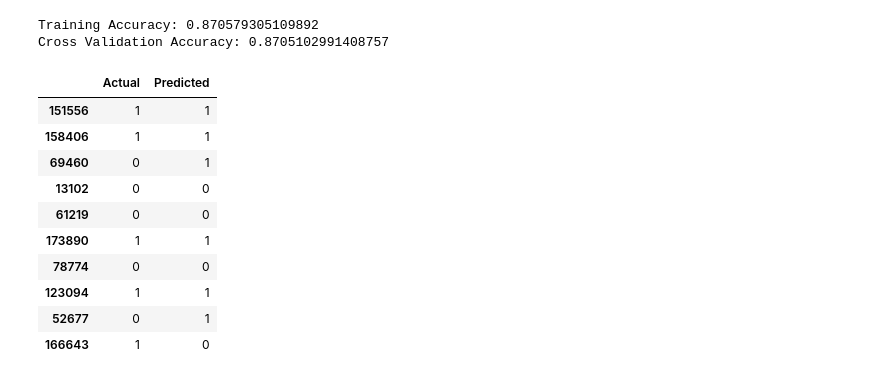
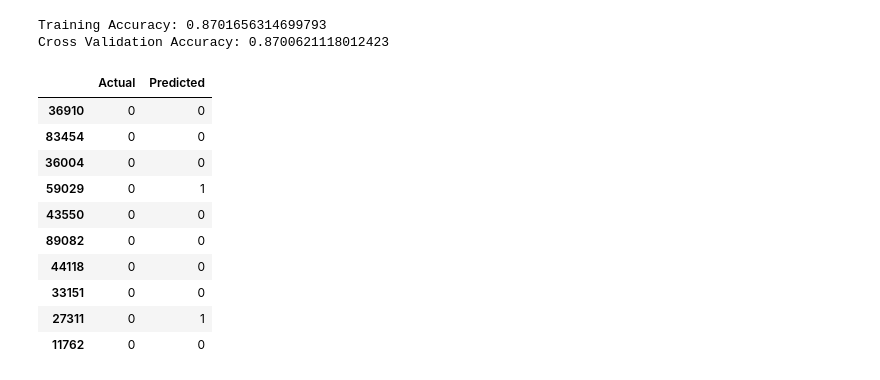
Before and after one commit to joycelovedorial/IS424-Data-Mining, a Jupyter notebook: Prediction/Logistic Regression Prediction.ipynb, the cells around one changed output. Saved outputs shown, nothing was run; the diff lists cells and outputs as text; code cells hidden in the pictures.

```diff
--- a/Prediction/Logistic Regression Prediction.ipynb
+++ b/Prediction/Logistic Regression Prediction.ipynb
@@ -266,0 +277,5 @@ Confusion Matrix:
+# %%
+X = df_no_outliers.drop(columns=['diabetes'])
+y = df_no_outliers['diabetes']
+
+X
@@ -266,0 +296,15 @@ Confusion Matrix:
+# %%
+# split dataset to training and test dataset
+X_train, X_test, y_train, y_test = train_test_split(X, y, test_size = 0.2, random_state = 42)
+# %%
+#Initialize SMOTE
+smote = SMOTE(random_state = 42)
+
+# Apply SMOTE to the training dataset
+X_train_resampled, y_train_resampled = smote.fit_resample(X_train, y_train)
+# %%
+# Fit into a Logistic Regression model
+lr = LogisticRegression(random_state = 42, max_iter = 1000)
+lr.fit(X_train_resampled, y_train_resampled)
+
+lr_pred = lr.predict(X_test)
@@ -303,38 +361,35 @@ ROC AUC score:
-# %%
-train_accuracy = accuracy_score(y_train, lr.predict(X_train))
-print('Training Accuracy: ' + str(train_accuracy))
-
-# Cross Validation
-from sklearn import model_selection
-from sklearn.model_selection import cross_val_score
-
-kfold = model_selection.KFold(n_splits = 15, random_state = 42, shuffle = True)
-
-cv_lr = cross_val_score(estimator = lr, X = X_train, y = y_train, cv = kfold, scoring='accuracy')
-cv_accuracy = cv_lr.mean()
-print('Cross Validation Accuracy: ' + str(cv_accuracy))
-# %% [output]
-Training Accuracy: 0.870579305109892
-Cross Validation Accuracy: 0.8705102991408757
+# %%
+train_accuracy = accuracy_score(y_train_resampled, lr.predict(X_train_resampled))
+print('Training Accuracy: ' + str(train_accuracy))
+
+# Cross Validation
+from sklearn import model_selection
+from sklearn.model_selection import cross_val_score
+
+kfold = model_selection.KFold(n_splits = 15, random_state = 42, shuffle = True)
+
+cv_lr = cross_val_score(estimator = lr, X = X_train_resampled, y = y_train_resampled, cv = kfold, scoring='accuracy')
+cv_accuracy = cv_lr.mean()
+print('Cross Validation Accuracy: ' + str(cv_accuracy))
+# %% [output]
+Training Accuracy: 0.8701656314699793
+Cross Validation Accuracy: 0.8700621118012423
 # %%
-# get predictions
-predictions = lr.predict(X_test)
-
-# compare results
-pd.DataFrame({'Actual': y_test, 'Predicted': predictions}) \
+# Predictions
+pd.DataFrame({'Actual': y_test, 'Predicted': lr_pred}) \
     .sample(10)
 # %% [output]
 |  | Actual | Predicted |
-| 151556 | 1 | 1 |
-| 158406 | 1 | 1 |
-| 69460 | 0 | 1 |
-| 13102 | 0 | 0 |
-| 61219 | 0 | 0 |
-| 173890 | 1 | 1 |
-| 78774 | 0 | 0 |
-| 123094 | 1 | 1 |
-| 52677 | 0 | 1 |
-| 166643 | 1 | 0 |
+| 36910 | 0 | 0 |
+| 83454 | 0 | 0 |
+| 36004 | 0 | 0 |
+| 59029 | 0 | 1 |
+| 43550 | 0 | 0 |
+| 89082 | 0 | 0 |
+| 44118 | 0 | 0 |
+| 33151 | 0 | 0 |
+| 27311 | 0 | 1 |
+| 11762 | 0 | 0 |
 # %%
 results = pd.DataFrame([['Without outliers, Non-normalized data', train_accuracy, accuracy, cv_accuracy, precision, recall, f1, roc_auc]],
                        columns = ['Logistic Regression Model', 'Training Accuracy', 'Testing Accuracy', 'CV Accuracy', 'Precision', 'Recall', 'F1 Score', 'ROC AUC Score'])
```
Also changed, not shown: parts of 50 cells of this notebook, 1 other file.
